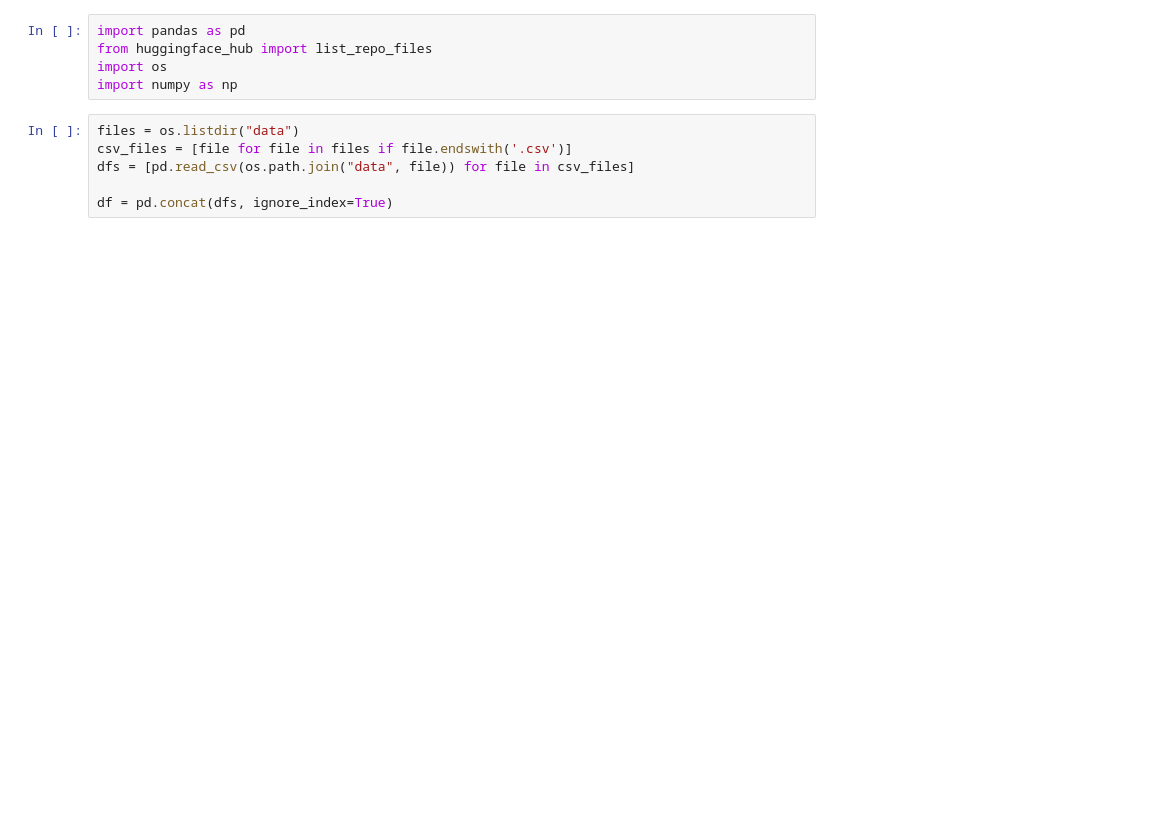
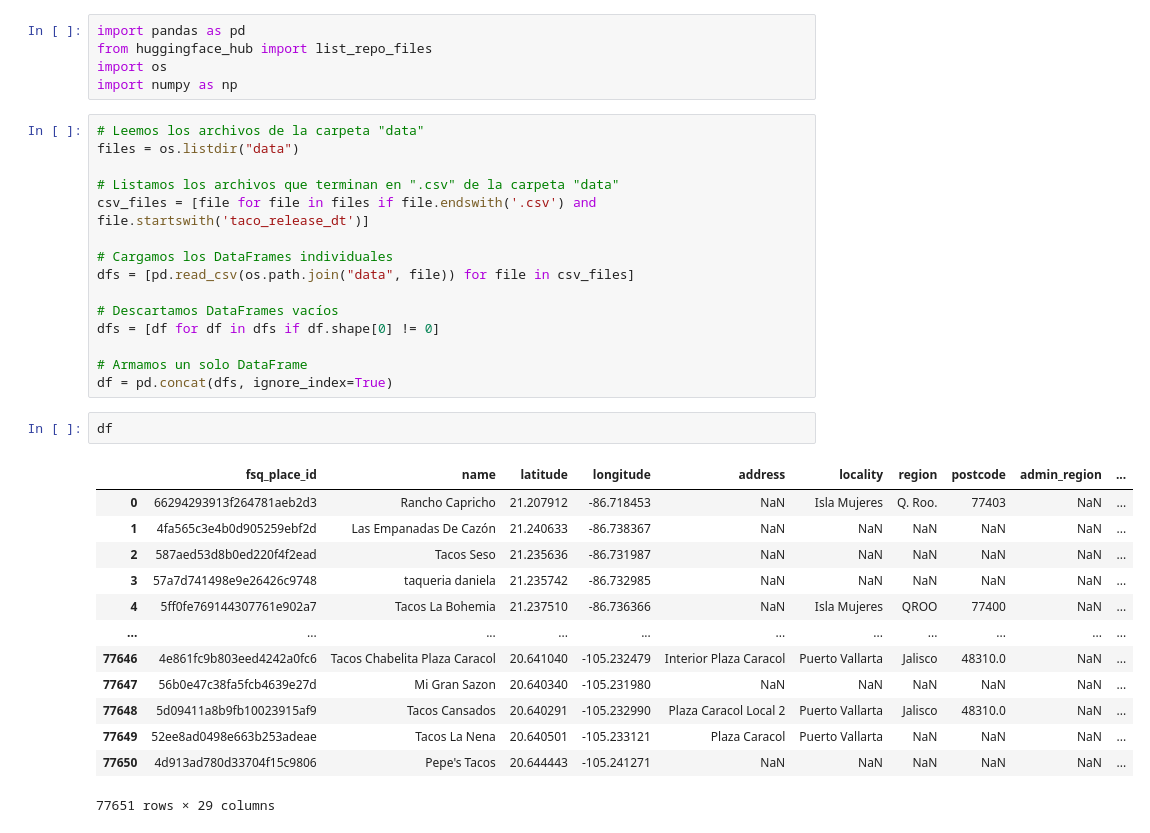
Before and after one commit to gerardorochabenigno/tareas_espaciales, a Jupyter notebook: tarea1/tarea1.ipynb, the cells around one changed output. Drawn from its saved outputs; the diff is of its cells as text; blank space fills up the shorter version.

```diff
--- a/tarea1/tarea1.ipynb
+++ b/tarea1/tarea1.ipynb
@@ -4,9 +4,34 @@ from huggingface_hub import list_repo_files
 import os
 import numpy as np
 # %%
+# Leemos los archivos de la carpeta "data"
 files = os.listdir("data")
-csv_files = [file for file in files if file.endswith('.csv')]
+
+# Listamos los archivos que terminan en ".csv" de la carpeta "data"
+csv_files = [file for file in files if file.endswith('.csv') and file.startswith('taco_release_dt')]
+
+# Cargamos los DataFrames individuales
 dfs = [pd.read_csv(os.path.join("data", file)) for file in csv_files]
 
+# Descartamos DataFrames vacíos
+dfs = [df for df in dfs if df.shape[0] != 0]
+
+# Armamos un solo DataFrame
 df = pd.concat(dfs, ignore_index=True)
+# %%
+df
+# %% [output]
+|  | fsq_place_id | name | latitude | longitude | address | locality | region | postcode | admin_region | ... |
+| 0 | 66294293913f264781aeb2d3 | Rancho Capricho | 21.207912 | -86.718453 | NaN | Isla Mujeres | Q. Roo. | 77403 | NaN | ... |
+| 1 | 4fa565c3e4b0d905259ebf2d | Las Empanadas De Cazón | 21.240633 | -86.738367 | NaN | NaN | NaN | NaN | NaN | ... |
+| 2 | 587aed53d8b0ed220f4f2ead | Tacos Seso | 21.235636 | -86.731987 | NaN | NaN | NaN | NaN | NaN | ... |
+| 3 | 57a7d741498e9e26426c9748 | taqueria daniela | 21.235742 | -86.732985 | NaN | NaN | NaN | NaN | NaN | ... |
+| 4 | 5ff0fe769144307761e902a7 | Tacos La Bohemia | 21.237510 | -86.736366 | NaN | Isla Mujeres | QROO | 77400 | NaN | ... |
+| ... | ... | ... | ... | ... | ... | ... | ... | ... | ... | ... |
+| 77646 | 4e861fc9b803eed4242a0fc6 | Tacos Chabelita Plaza Caracol | 20.641040 | -105.232479 | Interior Plaza Caracol | Puerto Vallarta | Jalisco | 48310.0 | NaN | ... |
+| 77647 | 56b0e47c38fa5fcb4639e27d | Mi Gran Sazon | 20.640340 | -105.231980 | NaN | NaN | NaN | NaN | NaN | ... |
+| 77648 | 5d09411a8b9fb10023915af9 | Tacos Cansados | 20.640291 | -105.232990 | Plaza Caracol Local 2 | Puerto Vallarta | Jalisco | 48310.0 | NaN | ... |
+| 77649 | 52ee8ad0498e663b253adeae | Tacos La Nena | 20.640501 | -105.233121 | Plaza Caracol | Puerto Vallarta | NaN | NaN | NaN | ... |
+| 77650 | 4d913ad780d33704f15c9806 | Pepe's Tacos | 20.644443 | -105.241271 | NaN | NaN | NaN | NaN | NaN | ... |
+77651 rows × 29 columns
 # %%
```
Also changed, not shown: parts of 3 cells of this notebook, 5 other files.
